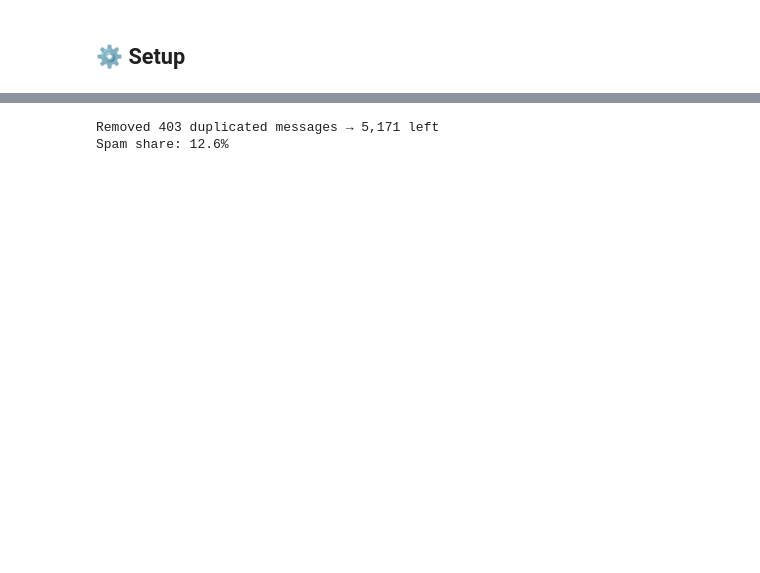
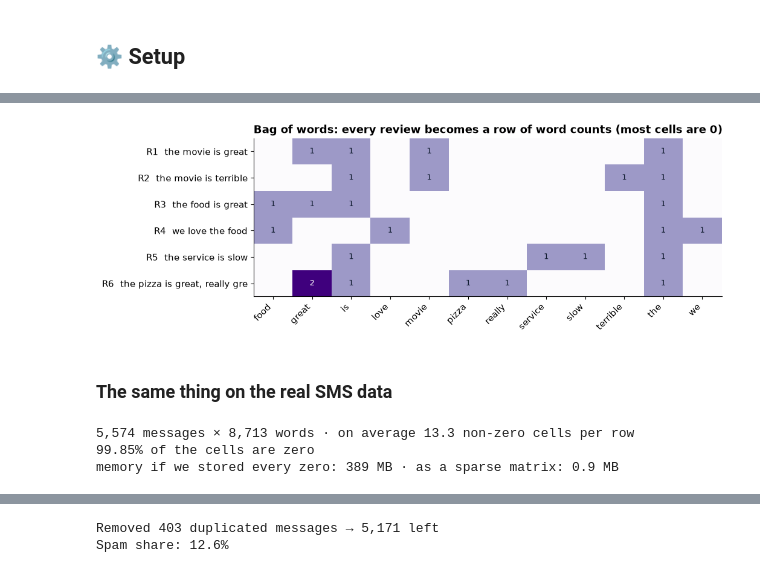
Before and after one commit to the-ai-learning-hub/03-applied-ai-projects, a Jupyter notebook: 01_text_mining/01_mini_project_sms_spam/01_Text_Mining_Basics_SMS_Spam.ipynb, the cells around one changed output, grey strips where cells are left out. Drawn from its saved outputs; the diff is of its cells as text; code cells hidden in the pictures; blank space fills up the shorter version.

```diff
--- a/01_text_mining/01_mini_project_sms_spam/01_Text_Mining_Basics_SMS_Spam.ipynb
+++ b/01_text_mining/01_mini_project_sms_spam/01_Text_Mining_Basics_SMS_Spam.ipynb
@@ -395,0 +169,5 @@ spam     747
+# %%
+sentence = "I love this phone!"
+pieces = ["I", "love", "this", "phone", "!"]          # cut by hand, for now
+toy_ids = {"I": 14, "love": 302, "this": 27, "phone": 1190, "!": 3}   # toy numbers, as on the slide
+print(pieces, "→", [toy_ids[p] for p in pieces])
@@ -395,0 +497,12 @@ spam     747
+# %%
+reviews = ["the movie is great", "the movie is terrible", "the food is great",
+           "we love the food", "the service is slow", "the pizza is great, really great"]
+names = [f"R{i}" for i in range(1, len(reviews) + 1)]
+
+vocabulary = {}
+for name, review in zip(names, reviews):
+    new = [w for w in clean_tokens(review) if w not in vocabulary]
+    for w in new:
+        vocabulary[w] = len(vocabulary)          # next free column number
+    print(f"{name} {review!r:36} new words: {new}")
+print(f"\nVocabulary: {len(vocabulary)} words →", vocabulary)
@@ -395,0 +542,6 @@ spam     747
+# %%
+count_vec = CountVectorizer()
+bow = count_vec.fit_transform(reviews)                     # sparse matrix: 6 rows × 12 columns
+bow_table = pd.DataFrame(bow.toarray(), index=names, columns=count_vec.get_feature_names_out())
+print("Shape:", bow.shape, f"· {(bow_table == 0).sum().sum()} of {bow_table.size} cells are zero")
+bow_table
@@ -395,0 +557,36 @@ spam     747
+# %%
+def matrix_heatmap(table, ax, texts, fmt="{:.0f}", cmap="Purples", vmax=None):
+    """Colour a documents × words table and write every non-zero value inside its cell."""
+    values = table.to_numpy(dtype=float)
+    vmax = vmax or values.max()
+    ax.imshow(values, cmap=cmap, vmin=0, vmax=vmax, aspect="auto")
+    for i in range(values.shape[0]):
+        for j in range(values.shape[1]):
+            if values[i, j] > 0:
+                ax.text(j, i, fmt.format(values[i, j]), ha="center", va="center", fontsize=9,
+                        color="white" if values[i, j] > 0.6 * vmax else PALETTE["navy"])
+    ax.set_xticks(range(values.shape[1]), table.columns, rotation=45, ha="right")
+    ax.set_yticks(range(values.shape[0]), [f"{n}  {s[:30]}" for n, s in zip(table.index, texts)])
+    ax.grid(False)
+    return ax
+
+fig, ax = plt.subplots(figsize=(10, 3.4))
+matrix_heatmap(bow_table, ax, reviews)
+ax.set_title("Bag of words: every review becomes a row of word counts (most cells are 0)")
+plt.show()
+# %% [output]
+[figure, added]
+# %% [markdown]
+### The same thing on the real SMS data
+# %%
+sms_counts = CountVectorizer().fit_transform(sms["text"])
+rows, cols = sms_counts.shape
+dense_mb = rows * cols * 8 / 1e6
+sparse_mb = (sms_counts.data.nbytes + sms_counts.indices.nbytes + sms_counts.indptr.nbytes) / 1e6
+print(f"{rows:,} messages × {cols:,} words · on average {sms_counts.nnz / rows:.1f} non-zero cells per row")
+print(f"{1 - sms_counts.nnz / (rows * cols):.2%} of the cells are zero")
+print(f"memory if we stored every zero: {dense_mb:,.0f} MB · as a sparse matrix: {sparse_mb:.1f} MB")
+# %% [output]
+5,574 messages × 8,713 words · on average 13.3 non-zero cells per row
+99.85% of the cells are zero
+memory if we stored every zero: 389 MB · as a sparse matrix: 0.9 MB
```
Also changed, not shown: parts of 206 cells of this notebook, 47 other files.
